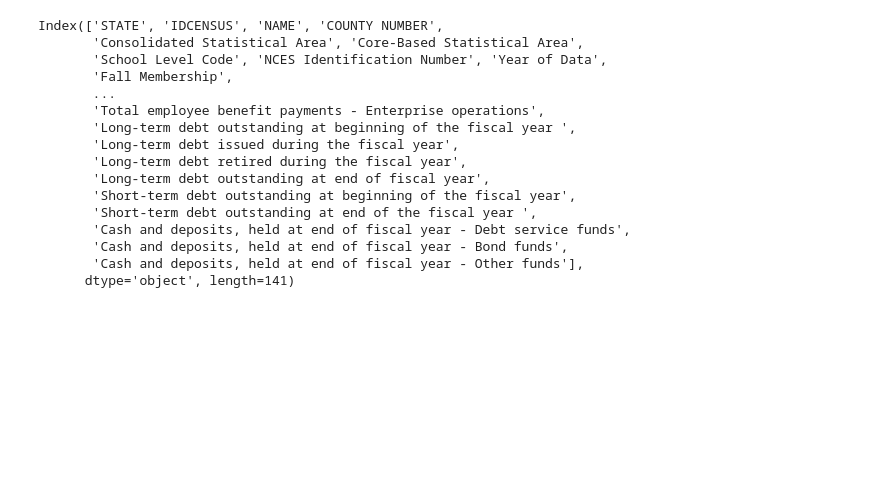
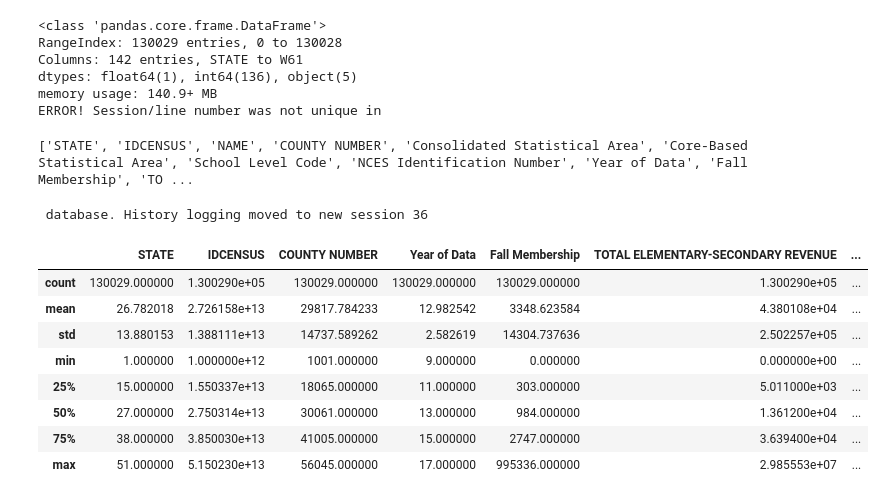
Before and after one commit to KaylynneHatch/ds4a81_project, a Jupyter notebook: Cleaned Datasets/cleaning_edu_fin.ipynb, the cells around one changed output. Cells and saved outputs as stored; diff of their text form; code cells hidden in the pictures; blank space fills up the shorter version.

Commit message:
Preparing and combining datasets

```diff
--- a/Cleaned Datasets/cleaning_edu_fin.ipynb
+++ b/Cleaned Datasets/cleaning_edu_fin.ipynb
@@ -6,20 +9,43 @@ edu_fin = pd.read_csv("/Users/kayh/Documents/DS4A/team_81_project/Cleaned Datase
-# %%
-#Initial Review of the Education
-edu_fin.columns
-# %% [output]
-Index(['STATE', 'IDCENSUS', 'NAME', 'COUNTY NUMBER',
-       'Consolidated Statistical Area', 'Core-Based Statistical Area',
-       'School Level Code', 'NCES Identification Number', 'Year of Data',
-       'Fall Membership',
-       ...
-       'Total employee benefit payments - Enterprise operations',
-       'Long-term debt outstanding at beginning of the fiscal year ',
-       'Long-term debt issued during the fiscal year',
-       'Long-term debt retired during the fiscal year',
-       'Long-term debt outstanding at end of fiscal year',
-       'Short-term debt outstanding at beginning of the fiscal year',
-       'Short-term debt outstanding at end of the fiscal year ',
-       'Cash and deposits, held at end of fiscal year - Debt service funds',
-       'Cash and deposits, held at end of fiscal year - Bond funds',
-       'Cash and deposits, held at end of fiscal year - Other funds'],
-      dtype='object', length=141)
+# %%
+#Read in all Excel data files into a single dataframe and save it as a csv file for future reference
+edu_fin_data = []
+
+path = ('/Users/kayh/Documents/DS4A/team_81_project/ds4a81_project/Original Datasets/Education_Finance_Data/')
+all_files = glob2.glob(path + '/*.xlsx')
+
+for file in all_files:
+    df = pd.read_excel(file, header=0)
+    edu_fin_data.append(df)
+
+all_data = pd.concat(edu_fin_data, axis = 0, ignore_index=True)
+
+all_data.to_csv('/Users/kayh/Documents/DS4A/team_81_project/ds4a81_project/Original Datasets/Education_Finance_Data/compiled_fin_data.csv')
+# %%
+#Initial data review - info
+
+all_data.info()
+# %% [output]
+<class 'pandas.core.frame.DataFrame'>
+RangeIndex: 130029 entries, 0 to 130028
+Columns: 142 entries, STATE to W61
+dtypes: float64(1), int64(136), object(5)
+memory usage: 140.9+ MB
+ERROR! Session/line number was not unique in
+# %%
+#Initial data review - columns
+print(all_data.columns.tolist())
+# %% [output]
+['STATE', 'IDCENSUS', 'NAME', 'COUNTY NUMBER', 'Consolidated Statistical Area', 'Core-Based Statistical Area', 'School Level Code', 'NCES Identification Number', 'Year of Data', 'Fall Membership', 'TO ...
+# %%
+all_data.describe()
+# %% [output]
+ database. History logging moved to new session 36
+|  | STATE | IDCENSUS | COUNTY NUMBER | Year of Data | Fall Membership | TOTAL ELEMENTARY-SECONDARY REVENUE | ... |
+| count | 130029.000000 | 1.300290e+05 | 130029.000000 | 130029.000000 | 130029.000000 | 1.300290e+05 | ... |
+| mean | 26.782018 | 2.726158e+13 | 29817.784233 | 12.982542 | 3348.623584 | 4.380108e+04 | ... |
+| std | 13.880153 | 1.388111e+13 | 14737.589262 | 2.582619 | 14304.737636 | 2.502257e+05 | ... |
+| min | 1.000000 | 1.000000e+12 | 1001.000000 | 9.000000 | 0.000000 | 0.000000e+00 | ... |
+| 25% | 15.000000 | 1.550337e+13 | 18065.000000 | 11.000000 | 303.000000 | 5.011000e+03 | ... |
+| 50% | 27.000000 | 2.750314e+13 | 30061.000000 | 13.000000 | 984.000000 | 1.361200e+04 | ... |
+| 75% | 38.000000 | 3.850030e+13 | 41005.000000 | 15.000000 | 2747.000000 | 3.639400e+04 | ... |
+| max | 51.000000 | 5.150230e+13 | 56045.000000 | 17.000000 | 995336.000000 | 2.985553e+07 | ... |
```
Also changed, not shown: parts of 4 cells of this notebook, 17 other files.
